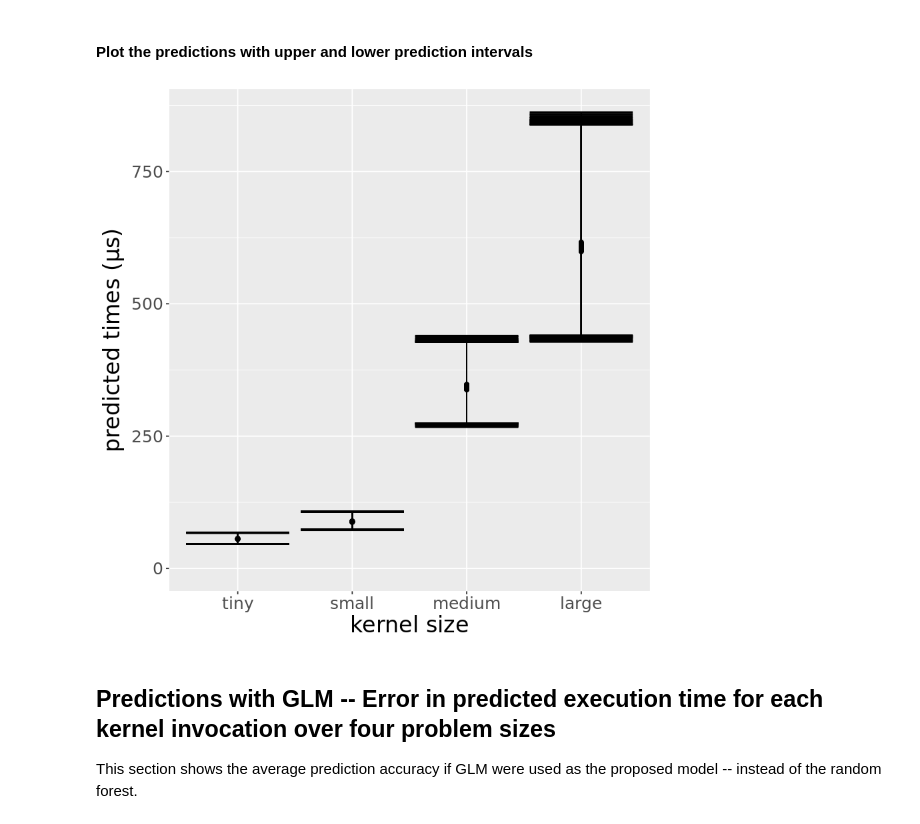
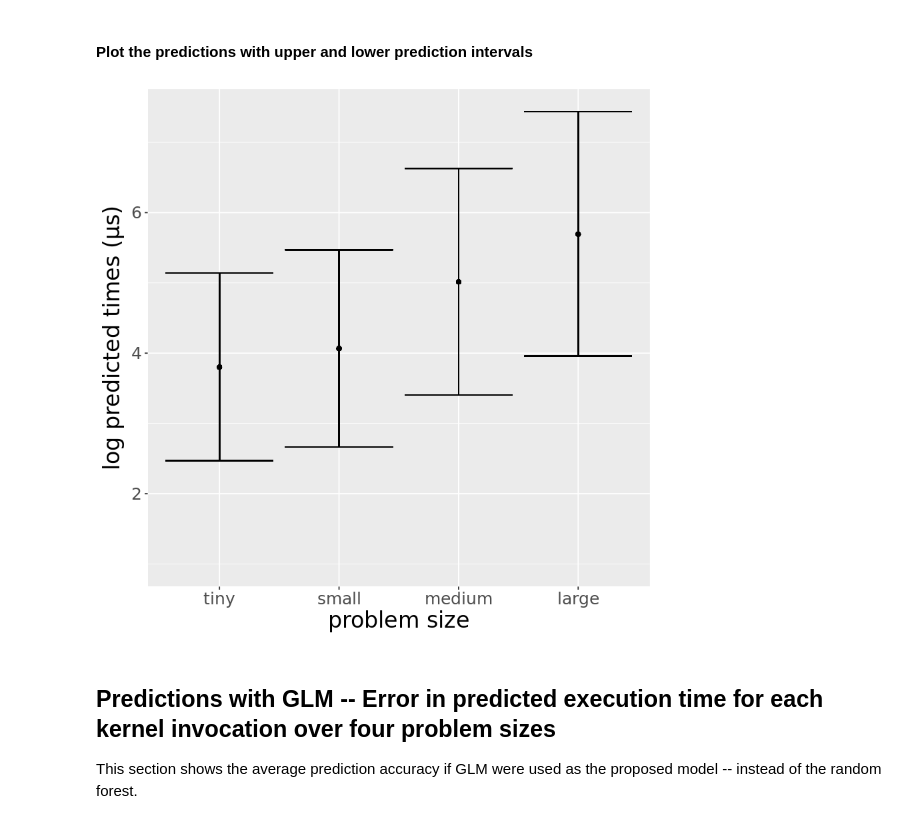
Before and after one commit to BeauJoh/opencl-predictions-with-aiwc, a Jupyter notebook: OpenCL Performance Prediction using Architecture-Independent Features.ipynb, the cells around one changed output. Cells and saved outputs as stored; diff of their text form; code cells hidden in the pictures.

```diff
--- a/OpenCL Performance Prediction using Architecture-Independent Features.ipynb
+++ b/OpenCL Performance Prediction using Architecture-Independent Features.ipynb
@@ -524,7 +554,7 @@ marginal_test_dat <- subset(test_dat, kernel == "kmeansPoint" & device == "gtx10
 # %% [markdown]
 #### Generate the predictions and the upper and lower prediction intervals
 # %%
-glm.aiwc <- glm(kernel_time ~ . ,data=subset(train_dat,select=-c(invocation)),family=Gamma(link = "log"),control = list(maxit = 100))
+glm.aiwc <- glm(log(kernel_time) ~ . ,data=subset(train_dat,select=-c(invocation)),family=Gamma(link = "log"),control = list(maxit = 100))
 glm.pred <- predict(glm.aiwc,newdata = marginal_test_dat,type="response")
 
 piv <- predict(glm.aiwc,newdata = marginal_test_dat, interval="prediction", level=.95, se.fit=TRUE)
@@ -534,17 +564,17 @@ z <- data.frame(predicted=glm.pred,
                 device=marginal_test_dat$device,
                 size=marginal_test_dat$size,
                 kernel=marginal_test_dat$kernel,
-                lpb=exp(piv$fit-piv$residual.scale*piv$se.fit),
-                upb=exp(piv$fit+piv$residual.scale*piv$se.fit))
+                lpb=(piv$fit-piv$residual.scale*piv$se.fit),
+                upb=(piv$fit+piv$residual.scale*piv$se.fit))
 # %% [markdown]
 #### Plot the predictions with upper and lower prediction intervals
 # %%
 ggplot(data=z,aes(x=size,y=predicted)) + geom_point() +
-    labs(x=TeX("kernel size"),y=TeX("predicted times ($\\mu$s)")) +
+    labs(x=TeX("problem size"),y=TeX("log predicted times ($\\mu$s)")) +
     theme(text = element_text(size=20),axis.text.x = element_text(size=15),axis.text.y = element_text(size=15))+
-    geom_errorbar(aes(ymin = lpb, ymax = upb),) + expand_limits(y = 0)
+    geom_errorbar(aes(ymin = predicted-lpb, ymax = predicted+upb),) + expand_limits(y = 1)
 # %% [output]
-[figure, old version]
+[figure, new version]
 # %% [markdown]
 ## Predictions with GLM --  Error in predicted execution time for each kernel invocation over four problem sizes
 
```
Also changed, not shown: parts of 11 cells of this notebook.
